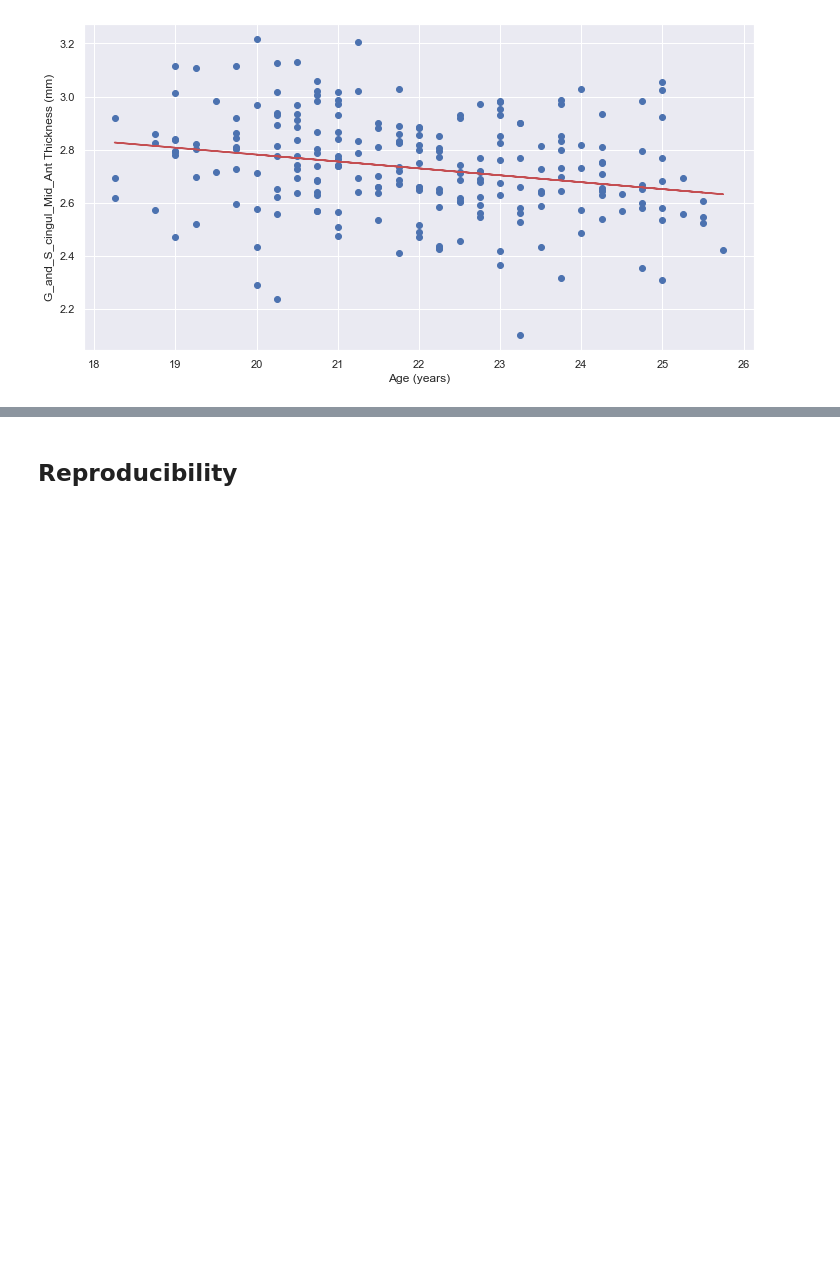
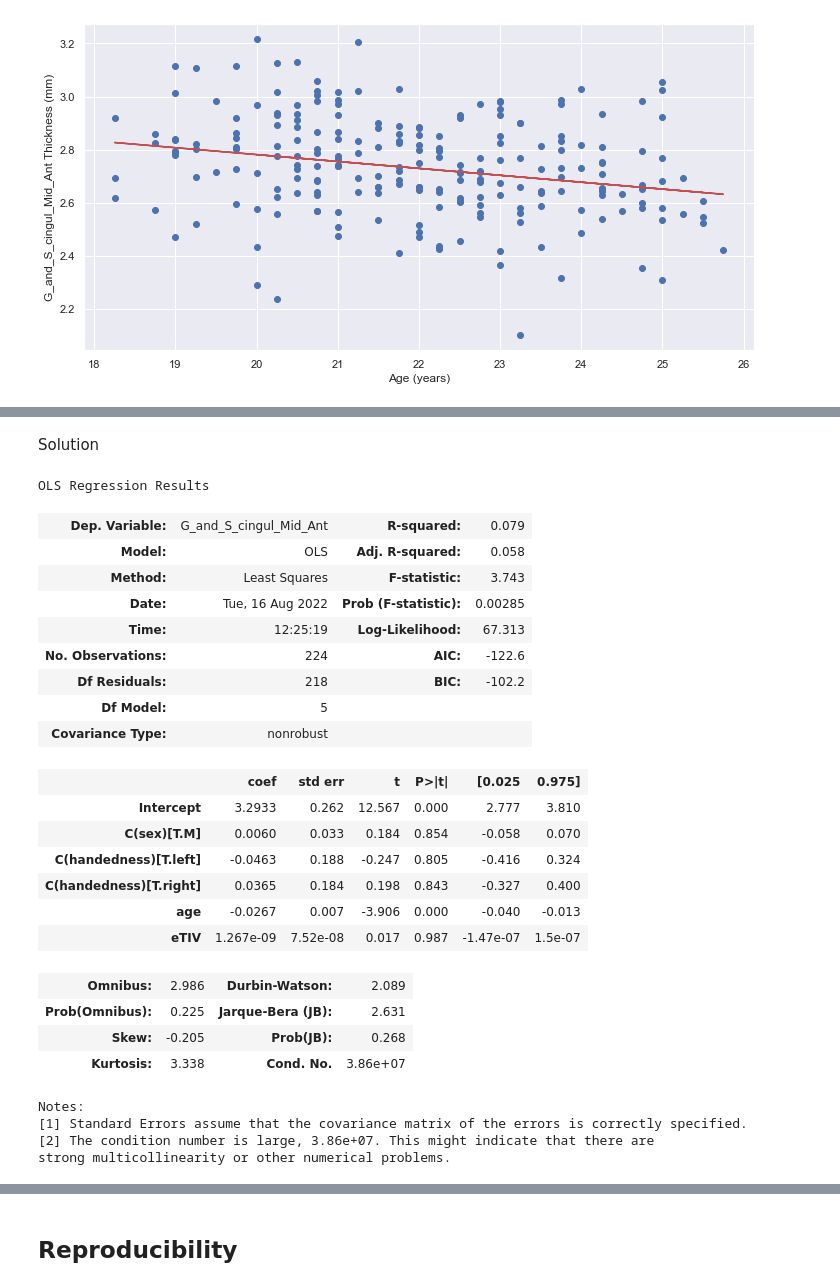
Before and after one commit to mary-tziraki/IDEAS_SDC, a Jupyter notebook: code/09-sMRI-stats-reproducibility.ipynb, the cells around one changed output, grey strips where cells are left out. Saved outputs shown, nothing was run; the diff lists cells and outputs as text; code cells hidden in the pictures; blank space fills up the shorter version.

```diff
--- a/code/09-sMRI-stats-reproducibility.ipynb
+++ b/code/09-sMRI-stats-reproducibility.ipynb
@@ -461,3 +536,52 @@ Text(0.5, 0, 'Age (years)')
+# %% [markdown]
+Solution
+# %%
+# only keep demographic values of interest
+demo_cols = ["participant_id", "age", "sex", "handedness"]
+
+# merge demographic and cortical thickness dataframes together
+fs_all_df = pd.merge(subjects_info[demo_cols], fs_df, on='participant_id')
+
+# left hemisphere only again
+hemi = 'lh'
+hemi_df = fs_all_df[fs_all_df['hemi'] == hemi]
+
+# set up model
+response = 'G_and_S_cingul_Mid_Ant'
+predictor = 'age'
+covariates = 'eTIV + C(sex) + C(handedness)' # [age, sex, BMI, education_category]
+
+# Fit regression model
+results_m3 = smf.ols(f"{response} ~ {predictor} + {covariates}", data=hemi_df).fit()
+
+# Inspect the results
+results_m3.summary()
+# %% [output]
+OLS Regression Results
+| Dep. Variable: | G_and_S_cingul_Mid_Ant | R-squared: | 0.079 |
+| Model: | OLS | Adj. R-squared: | 0.058 |
+| Method: | Least Squares | F-statistic: | 3.743 |
+| Date: | Tue, 16 Aug 2022 | Prob (F-statistic): | 0.00285 |
+| Time: | 12:25:19 | Log-Likelihood: | 67.313 |
+| No. Observations: | 224 | AIC: | -122.6 |
+| Df Residuals: | 218 | BIC: | -102.2 |
+| Df Model: | 5 |  |  |
+| Covariance Type: | nonrobust |  |  |
+|  | coef | std err | t | P>|t| | [0.025 | 0.975] |
+| Intercept | 3.2933 | 0.262 | 12.567 | 0.000 | 2.777 | 3.810 |
+| C(sex)[T.M] | 0.0060 | 0.033 | 0.184 | 0.854 | -0.058 | 0.070 |
+| C(handedness)[T.left] | -0.0463 | 0.188 | -0.247 | 0.805 | -0.416 | 0.324 |
+| C(handedness)[T.right] | 0.0365 | 0.184 | 0.198 | 0.843 | -0.327 | 0.400 |
+| age | -0.0267 | 0.007 | -3.906 | 0.000 | -0.040 | -0.013 |
+| eTIV | 1.267e-09 | 7.52e-08 | 0.017 | 0.987 | -1.47e-07 | 1.5e-07 |
+| Omnibus: | 2.986 | Durbin-Watson: | 2.089 |
+| Prob(Omnibus): | 0.225 | Jarque-Bera (JB): | 2.631 |
+| Skew: | -0.205 | Prob(JB): | 0.268 |
+| Kurtosis: | 3.338 | Cond. No. | 3.86e+07 |
+Notes:
+[1] Standard Errors assume that the covariance matrix of the errors is correctly specified.
+[2] The condition number is large, 3.86e+07. This might indicate that there are
+strong multicollinearity or other numerical problems.
 # %% [markdown]
 ### Implementing it on all ROIs
 
```
Also changed, not shown: parts of 23 cells of this notebook.
